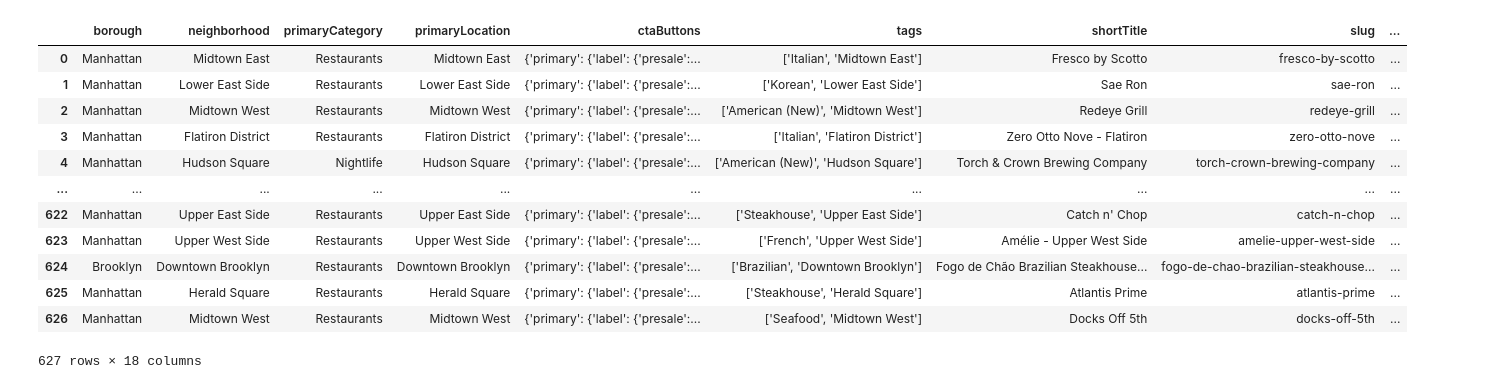
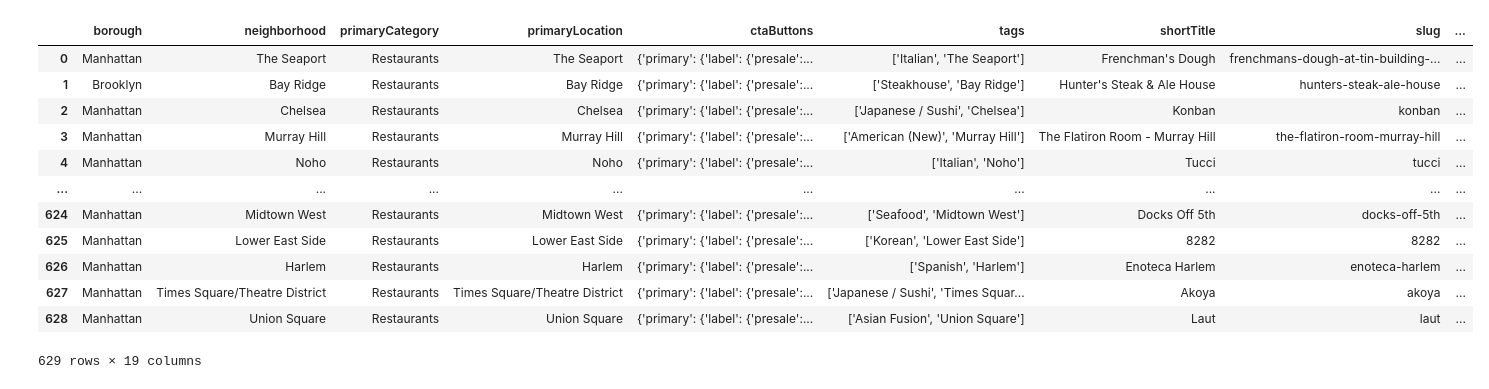
Before and after one commit to asdfblarg/NYC-Restaurant-Week-Map, a Jupyter notebook: summer_2025/get_rest_page_data-final.ipynb, the cells around one changed output. Saved outputs shown, nothing was run; the diff lists cells and outputs as text; code cells hidden in the pictures.

```diff
--- a/summer_2025/get_rest_page_data-final.ipynb
+++ b/summer_2025/get_rest_page_data-final.ipynb
@@ -5,22 +6,22 @@ import json
 import ast
 from bs4 import BeautifulSoup
 # %%
-restaurant_data_df = pd.read_excel("rw_restaurants_2025-07_v4.xlsx")
+restaurant_data_df = pd.read_excel("rw_restaurants_2025-07_v5.xlsx")
 restaurant_data_df
 # %% [output]
 |  | borough | neighborhood | primaryCategory | primaryLocation | ctaButtons | tags | shortTitle | slug | ... |
-| 0 | Manhattan | Midtown East | Restaurants | Midtown East | {'primary': {'label': {'presale':... | ['Italian', 'Midtown East'] | Fresco by Scotto | fresco-by-scotto | ... |
-| 1 | Manhattan | Lower East Side | Restaurants | Lower East Side | {'primary': {'label': {'presale':... | ['Korean', 'Lower East Side'] | Sae Ron | sae-ron | ... |
-| 2 | Manhattan | Midtown West | Restaurants | Midtown West | {'primary': {'label': {'presale':... | ['American (New)', 'Midtown West'] | Redeye Grill | redeye-grill | ... |
-| 3 | Manhattan | Flatiron District | Restaurants | Flatiron District | {'primary': {'label': {'presale':... | ['Italian', 'Flatiron District'] | Zero Otto Nove - Flatiron | zero-otto-nove | ... |
-| 4 | Manhattan | Hudson Square | Nightlife | Hudson Square | {'primary': {'label': {'presale':... | ['American (New)', 'Hudson Square'] | Torch & Crown Brewing Company | torch-crown-brewing-company | ... |
+| 0 | Manhattan | The Seaport | Restaurants | The Seaport | {'primary': {'label': {'presale':... | ['Italian', 'The Seaport'] | Frenchman's Dough | frenchmans-dough-at-tin-building-... | ... |
+| 1 | Brooklyn | Bay Ridge | Restaurants | Bay Ridge | {'primary': {'label': {'presale':... | ['Steakhouse', 'Bay Ridge'] | Hunter's Steak & Ale House | hunters-steak-ale-house | ... |
+| 2 | Manhattan | Chelsea | Restaurants | Chelsea | {'primary': {'label': {'presale':... | ['Japanese / Sushi', 'Chelsea'] | Konban | konban | ... |
+| 3 | Manhattan | Murray Hill | Restaurants | Murray Hill | {'primary': {'label': {'presale':... | ['American (New)', 'Murray Hill'] | The Flatiron Room - Murray Hill | the-flatiron-room-murray-hill | ... |
+| 4 | Manhattan | Noho | Restaurants | Noho | {'primary': {'label': {'presale':... | ['Italian', 'Noho'] | Tucci | tucci | ... |
 | ... | ... | ... | ... | ... | ... | ... | ... | ... | ... |
-| 622 | Manhattan | Upper East Side | Restaurants | Upper East Side | {'primary': {'label': {'presale':... | ['Steakhouse', 'Upper East Side'] | Catch n' Chop | catch-n-chop | ... |
-| 623 | Manhattan | Upper West Side | Restaurants | Upper West Side | {'primary': {'label': {'presale':... | ['French', 'Upper West Side'] | Amélie - Upper West Side | amelie-upper-west-side | ... |
-| 624 | Brooklyn | Downtown Brooklyn | Restaurants | Downtown Brooklyn | {'primary': {'label': {'presale':... | ['Brazilian', 'Downtown Brooklyn'] | Fogo de Chão Brazilian Steakhouse... | fogo-de-chao-brazilian-steakhouse... | ... |
-| 625 | Manhattan | Herald Square | Restaurants | Herald Square | {'primary': {'label': {'presale':... | ['Steakhouse', 'Herald Square'] | Atlantis Prime | atlantis-prime | ... |
-| 626 | Manhattan | Midtown West | Restaurants | Midtown West | {'primary': {'label': {'presale':... | ['Seafood', 'Midtown West'] | Docks Off 5th | docks-off-5th | ... |
+| 624 | Manhattan | Midtown West | Restaurants | Midtown West | {'primary': {'label': {'presale':... | ['Seafood', 'Midtown West'] | Docks Off 5th | docks-off-5th | ... |
+| 625 | Manhattan | Lower East Side | Restaurants | Lower East Side | {'primary': {'label': {'presale':... | ['Korean', 'Lower East Side'] | 8282 | 8282 | ... |
+| 626 | Manhattan | Harlem | Restaurants | Harlem | {'primary': {'label': {'presale':... | ['Spanish', 'Harlem'] | Enoteca Harlem | enoteca-harlem | ... |
+| 627 | Manhattan | Times Square/Theatre District | Restaurants | Times Square/Theatre District | {'primary': {'label': {'presale':... | ['Japanese / Sushi', 'Times Squar... | Akoya | akoya | ... |
+| 628 | Manhattan | Union Square | Restaurants | Union Square | {'primary': {'label': {'presale':... | ['Asian Fusion', 'Union Square'] | Laut | laut | ... |
-627 rows × 18 columns
+629 rows × 19 columns
 # %%
 def get_page_data(rest_week_site_url):
     page_data = {}
```
Also changed, not shown: parts of 5 cells of this notebook, 4 other files.
